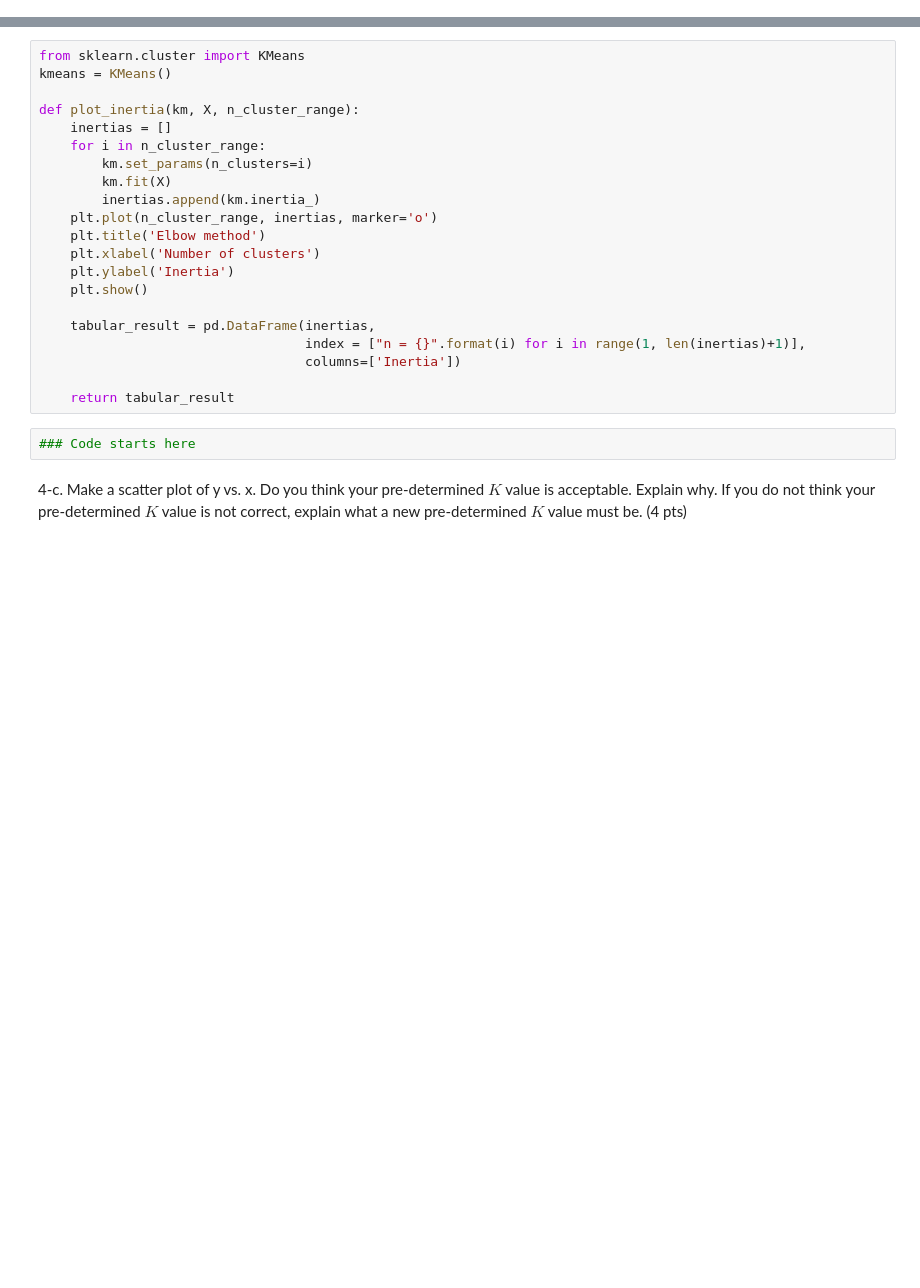
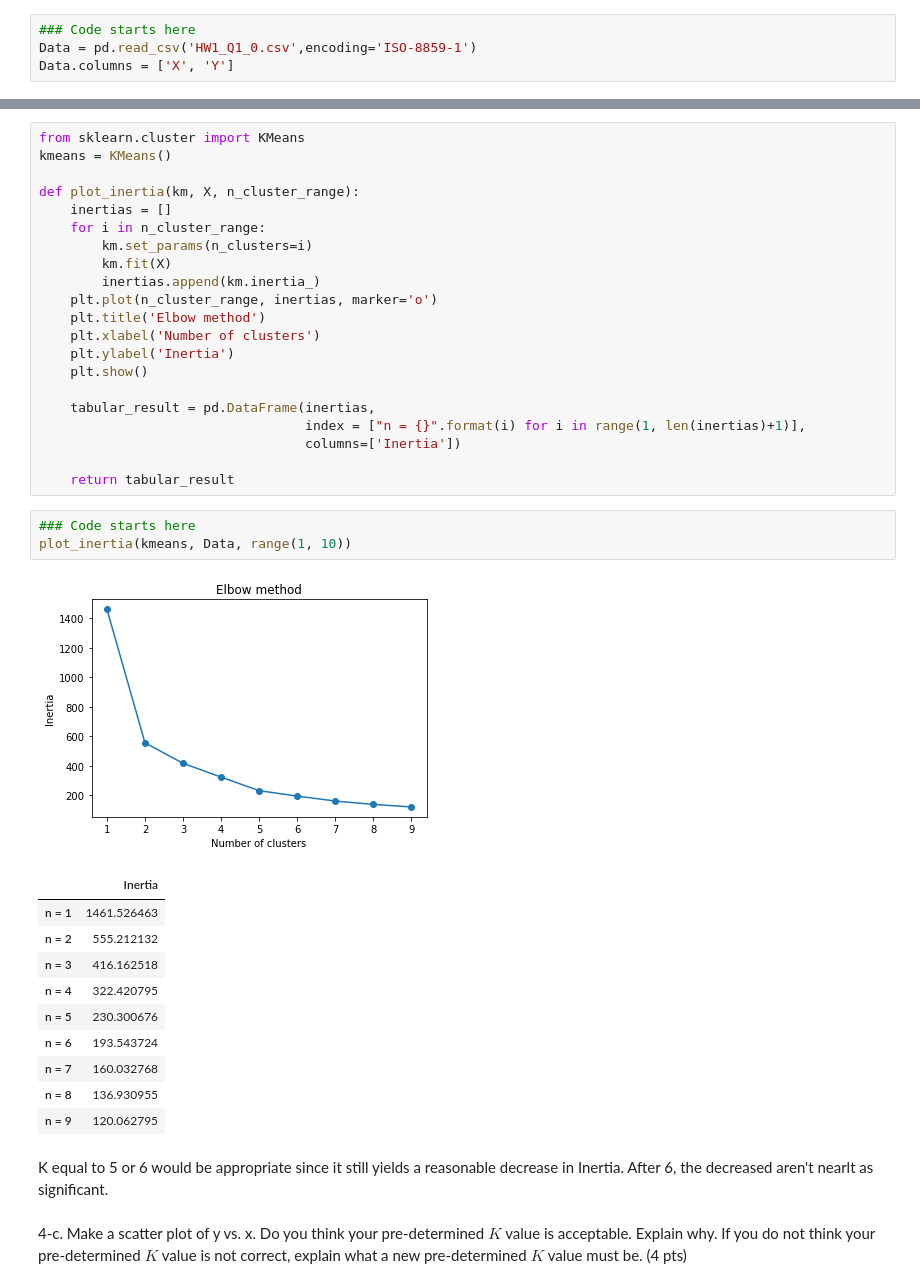
Before and after one commit to calebpelliott/Machine-Learning-CS559, a Jupyter notebook: HW1/F21_HW1/CS559_F21_Assignment01.ipynb, the cells around one changed output, grey strips where cells are left out. Drawn from its saved outputs; the diff is of its cells as text; blank space fills up the shorter version.

Commit message:
Starts problem 4

```diff
--- a/HW1/F21_HW1/CS559_F21_Assignment01.ipynb
+++ b/HW1/F21_HW1/CS559_F21_Assignment01.ipynb
@@ -251,3 +249,7 @@ import pandas as pd
+# %%
+### Code starts here
+Data = pd.read_csv('HW1_Q1_0.csv',encoding='ISO-8859-1')
+Data.columns = ['X', 'Y']
 # %% [markdown]
 4-b. Using `KMeans` from `sklearn.cluster`, determine the appropriate $K$ value for `HW2_Q1_0.csv` and report it. Explain why your pre-determined $K$ value is appropriate. The function `plot_inertia` is provided to you. (4 pts)
 # %%
@@ -273,5 +275,20 @@ def plot_inertia(km, X, n_cluster_range):
     return tabular_result
 # %%
 ### Code starts here
+plot_inertia(kmeans, Data, range(1, 10))
+# %% [output]
+[figure, added]
+|  | Inertia |
+| n = 1 | 1461.526463 |
+| n = 2 | 555.212132 |
+| n = 3 | 416.162518 |
+| n = 4 | 322.420795 |
+| n = 5 | 230.300676 |
+| n = 6 | 193.543724 |
+| n = 7 | 160.032768 |
+| n = 8 | 136.930955 |
+| n = 9 | 120.062795 |
+# %% [markdown]
+K equal to 5 or 6 would be appropriate since it still yields a reasonable decrease in Inertia. After 6, the decreased aren't nearlt as significant.
 # %% [markdown]
 4-c. Make a scatter plot of y vs. x. Do you think your pre-determined $K$ value is acceptable. Explain why. If you do not think your pre-determined $K$ value is not correct, explain what a new pre-determined $K$ value must be. (4 pts)
```
Also changed, not shown: parts of 6 cells of this notebook, 1 other file.
